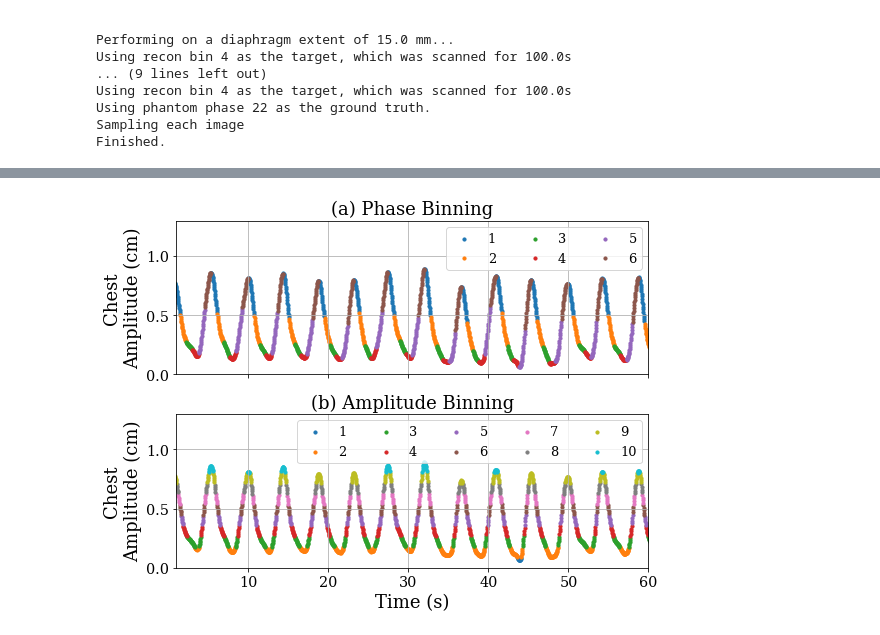
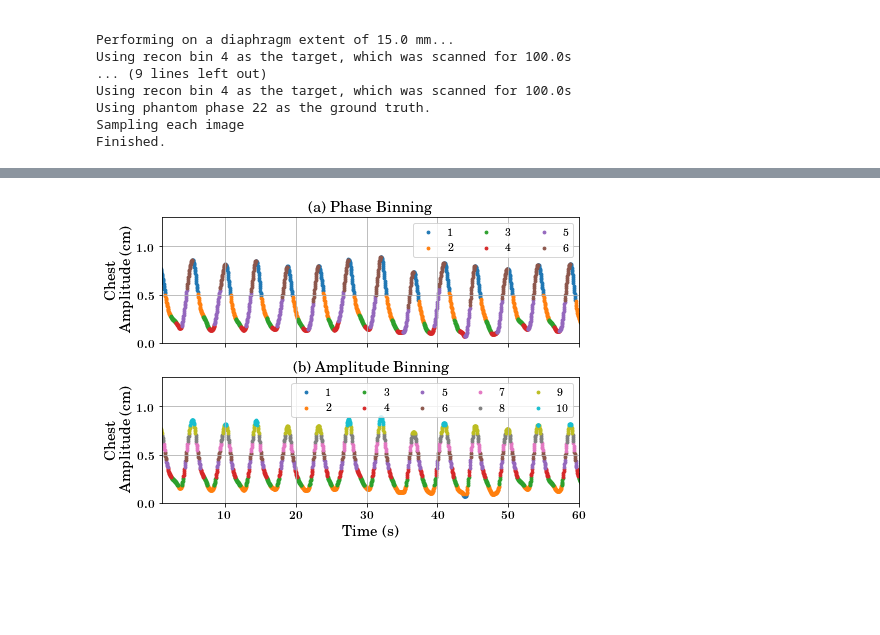
Before and after one commit to teaghan/FlowNet_PET, a Jupyter notebook: Comparing_Against_RPB.ipynb, the cells around one changed output, grey strips where cells are left out. Cells and saved outputs as stored; diff of their text form; code cells hidden in the pictures; blank space fills up the shorter version.

Commit message:
updated figures

```diff
--- a/Comparing_Against_RPB.ipynb
+++ b/Comparing_Against_RPB.ipynb
@@ -218,8 +218,8 @@ COV (avg):  75.0
 # %%
 plot_breath_binning(breath_time, breath_amp,
                     recon_phase_indices, breath_recon_phase,
                         n_bins=10,
-                        x_lim=(1,60), y_lim=(0,1.3), fontsize=18,
+                        x_lim=(1,60), y_lim=(0,1.3), fontsize=15,
                     savename='figures/fig2.png')
 # %% [output]
-[figure, old version]
+[figure, new version]
```
Also changed, not shown: parts of 3 cells of this notebook, 14 other files.
